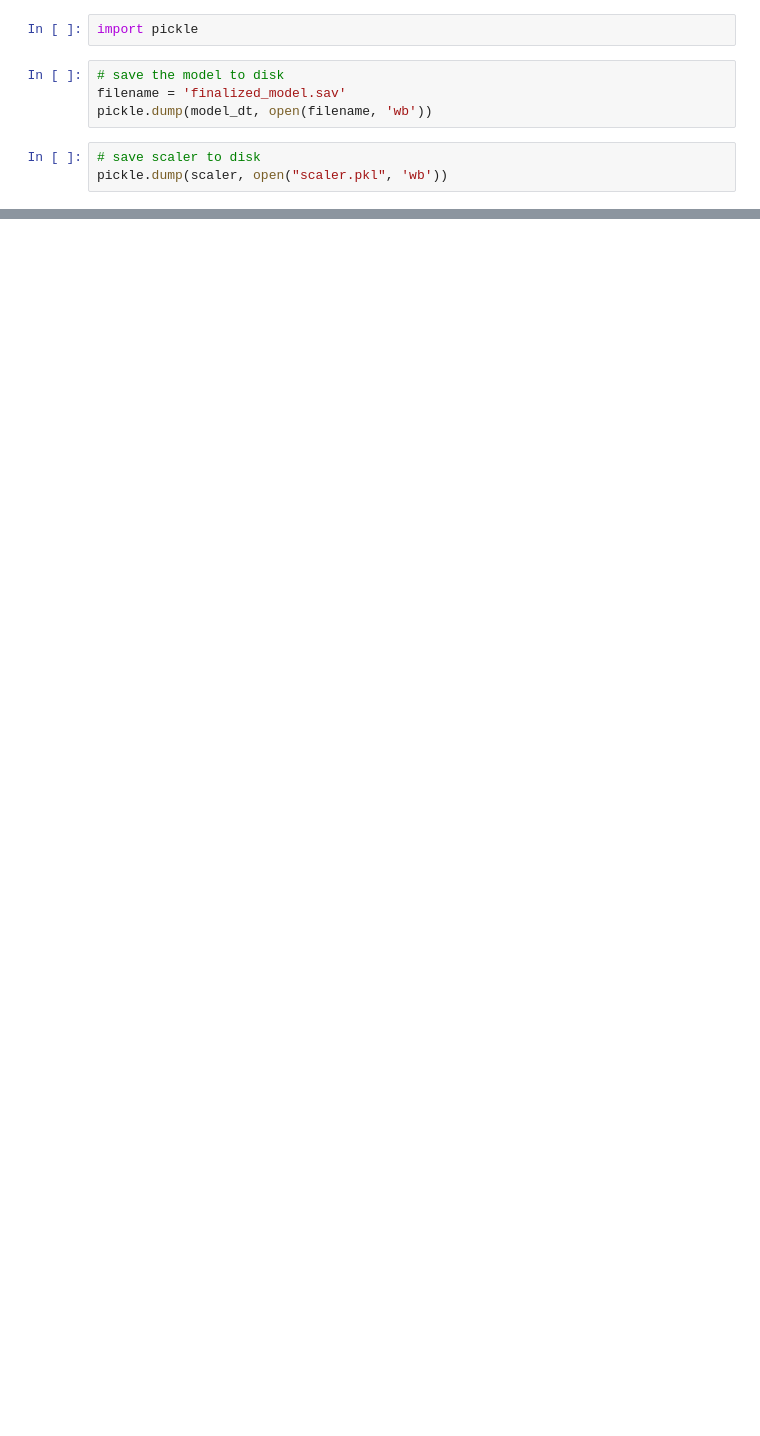
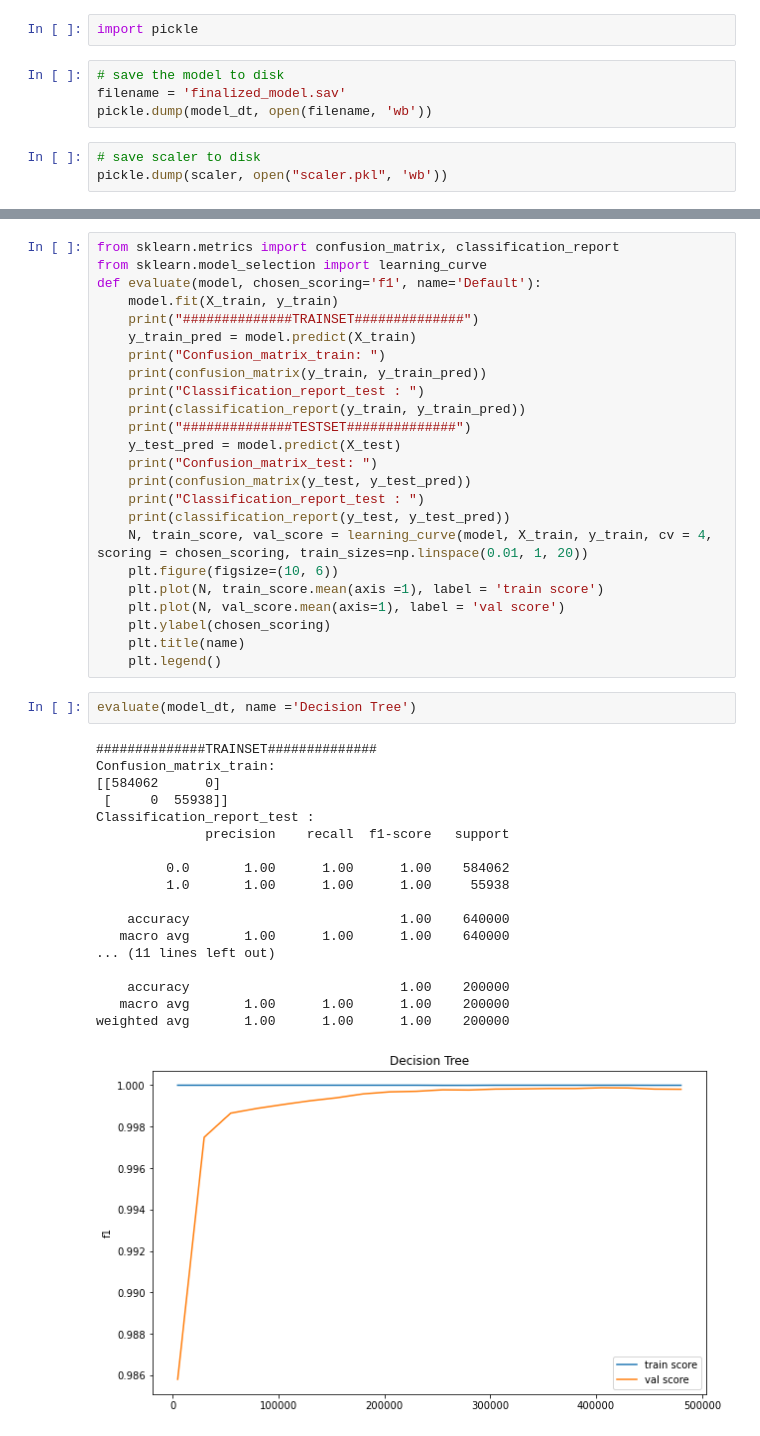
Before and after one commit to Drosophobe/Credit_Card_Fraud_Detector, a Jupyter notebook: sources/Credit_Car_Fraud_Model_generator.ipynb, the cells around one changed output, grey strips where cells are left out. Cells and saved outputs as stored; diff of their text form; blank space fills up the shorter version.

```diff
--- a/sources/Credit_Car_Fraud_Model_generator.ipynb
+++ b/sources/Credit_Car_Fraud_Model_generator.ipynb
@@ -230,0 +258,45 @@ pickle.dump(scaler, open("scaler.pkl", 'wb'))
+# %%
+from sklearn.metrics import confusion_matrix, classification_report
+from sklearn.model_selection import learning_curve
+def evaluate(model, chosen_scoring='f1', name='Default'):
+    model.fit(X_train, y_train)
+    print("##############TRAINSET##############")
+    y_train_pred = model.predict(X_train)
+    print("Confusion_matrix_train: ")
+    print(confusion_matrix(y_train, y_train_pred))
+    print("Classification_report_test : ")
+    print(classification_report(y_train, y_train_pred))
+    print("##############TESTSET##############")
+    y_test_pred = model.predict(X_test)
+    print("Confusion_matrix_test: ")
+    print(confusion_matrix(y_test, y_test_pred))
+    print("Classification_report_test : ")
+    print(classification_report(y_test, y_test_pred))
+    N, train_score, val_score = learning_curve(model, X_train, y_train, cv = 4, scoring = chosen_scoring, train_sizes=np.linspace(0.01, 1, 20))
+    plt.figure(figsize=(10, 6))
+    plt.plot(N, train_score.mean(axis =1), label = 'train score')
+    plt.plot(N, val_score.mean(axis=1), label = 'val score')
+    plt.ylabel(chosen_scoring)
+    plt.title(name)
+    plt.legend()
+# %%
+evaluate(model_dt, name ='Decision Tree')
+# %% [output]
+##############TRAINSET##############
+Confusion_matrix_train:
+[[584062      0]
+ [     0  55938]]
+Classification_report_test :
+              precision    recall  f1-score   support
+
+         0.0       1.00      1.00      1.00    584062
+         1.0       1.00      1.00      1.00     55938
+
+    accuracy                           1.00    640000
+   macro avg       1.00      1.00      1.00    640000
+... (11 lines left out)
+
+    accuracy                           1.00    200000
+   macro avg       1.00      1.00      1.00    200000
+weighted avg       1.00      1.00      1.00    200000
+[figure, added]
```
Also changed, not shown: parts of 23 cells of this notebook.
